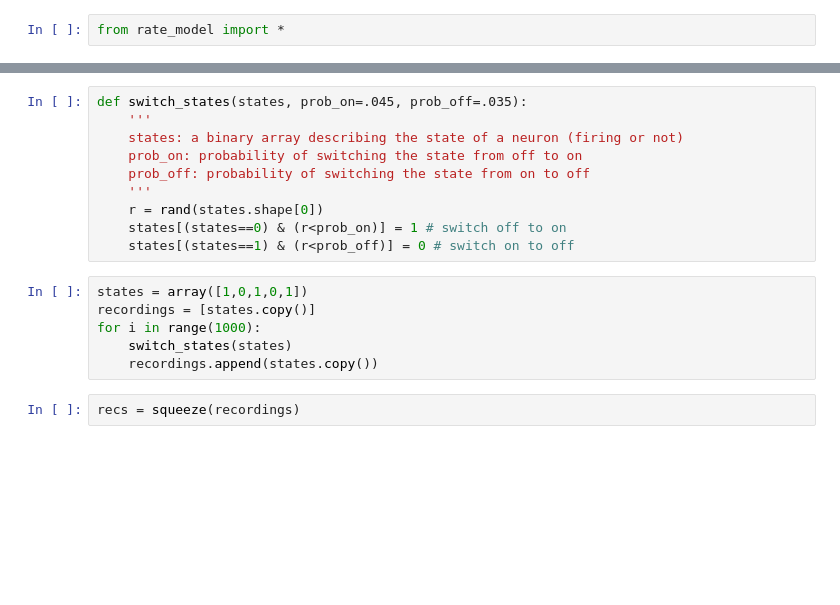
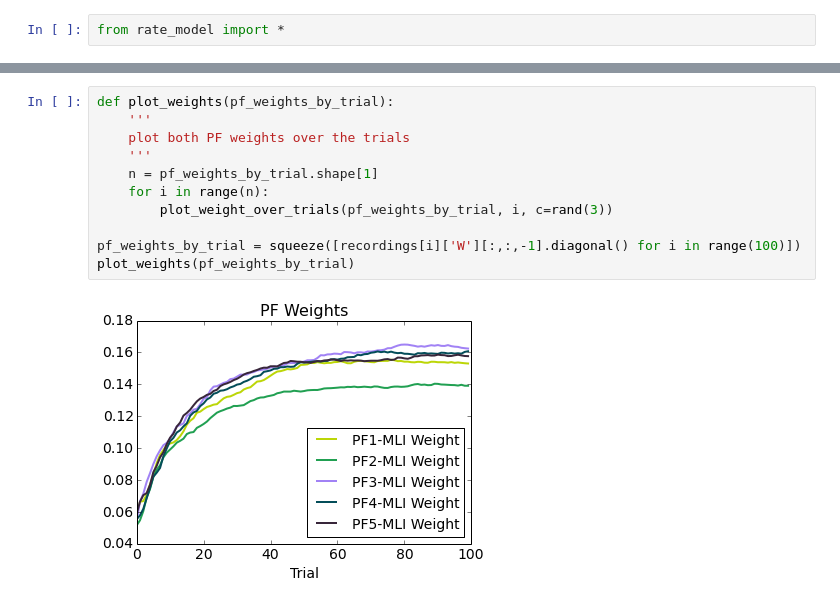
Before and after one commit to blennon/research, a Jupyter notebook: pf_mli_plasticity/MLI_MLI_connection_network.ipynb, the cells around one changed output, grey strips where cells are left out. Drawn from its saved outputs; the diff is of its cells as text; blank space fills up the shorter version.

```diff
--- a/pf_mli_plasticity/MLI_MLI_connection_network.ipynb
+++ b/pf_mli_plasticity/MLI_MLI_connection_network.ipynb
@@ -246,18 +142,13 @@ for i in range(5):
-# %%
-def switch_states(states, prob_on=.045, prob_off=.035):
-    '''
-    states: a binary array describing the state of a neuron (firing or not)
-    prob_on: probability of switching the state from off to on
-    prob_off: probability of switching the state from on to off
-    '''
-    r = rand(states.shape[0])
-    states[(states==0) & (r<prob_on)] = 1 # switch off to on
-    states[(states==1) & (r<prob_off)] = 0 # switch on to off
-# %%
-states = array([1,0,1,0,1])
-recordings = [states.copy()]
-for i in range(1000):
-    switch_states(states)
-    recordings.append(states.copy())
-# %%
-recs = squeeze(recordings)
+# %%
+def plot_weights(pf_weights_by_trial):
+    '''
+    plot both PF weights over the trials
+    '''
+    n = pf_weights_by_trial.shape[1]
+    for i in range(n):
+        plot_weight_over_trials(pf_weights_by_trial, i, c=rand(3))
+
+pf_weights_by_trial = squeeze([recordings[i]['W'][:,:,-1].diagonal() for i in range(100)])
+plot_weights(pf_weights_by_trial)
+# %% [output]
+[figure, added]
```
Also changed, not shown: parts of 4 cells of this notebook, 1 other file.
